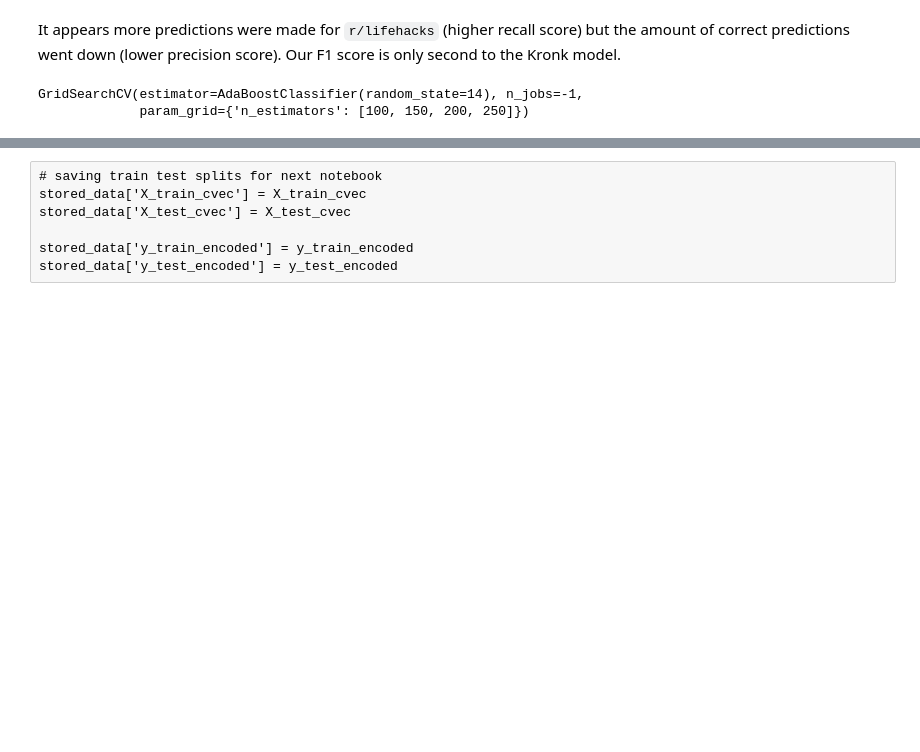
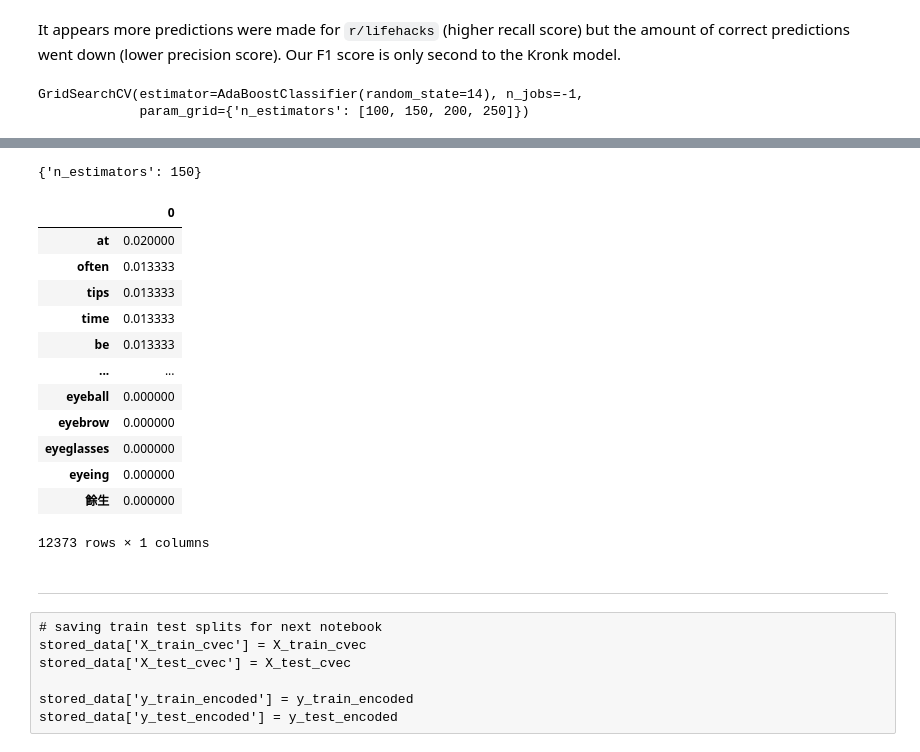
Before and after one commit to Femli/lifehacks_vs_lifeprotips, a Jupyter notebook: code/03_Feature_Engineering_EDA.ipynb, the cells around one changed output, grey strips where cells are left out. Drawn from its saved outputs; the diff is of its cells as text; code cells hidden in the pictures; blank space fills up the shorter version.

```diff
--- a/code/03_Feature_Engineering_EDA.ipynb
+++ b/code/03_Feature_Engineering_EDA.ipynb
@@ -469,3 +502,25 @@ rs = Rand
+# %%
+abc_gs.best_params_
+# %% [output]
+{'n_estimators': 150}
+# %%
+pd.DataFrame(abc_gs.best_estimator_.feature_importances_, index=X_train_cvec.columns).sort_values(by=0, ascending=False)
+# %% [output]
+|  | 0 |
+| at | 0.020000 |
+| often | 0.013333 |
+| tips | 0.013333 |
+| time | 0.013333 |
+| be | 0.013333 |
+| ... | ... |
+| eyeball | 0.000000 |
+| eyebrow | 0.000000 |
+| eyeglasses | 0.000000 |
+| eyeing | 0.000000 |
+| 餘生 | 0.000000 |
+12373 rows × 1 columns
+# %% [markdown]
+-----
 # %% [raw]
 # saving train test splits for next notebook
 stored_data['X_train_cvec'] = X_train_cvec
```
Also changed, not shown: parts of 7 cells of this notebook, 2 other files.
